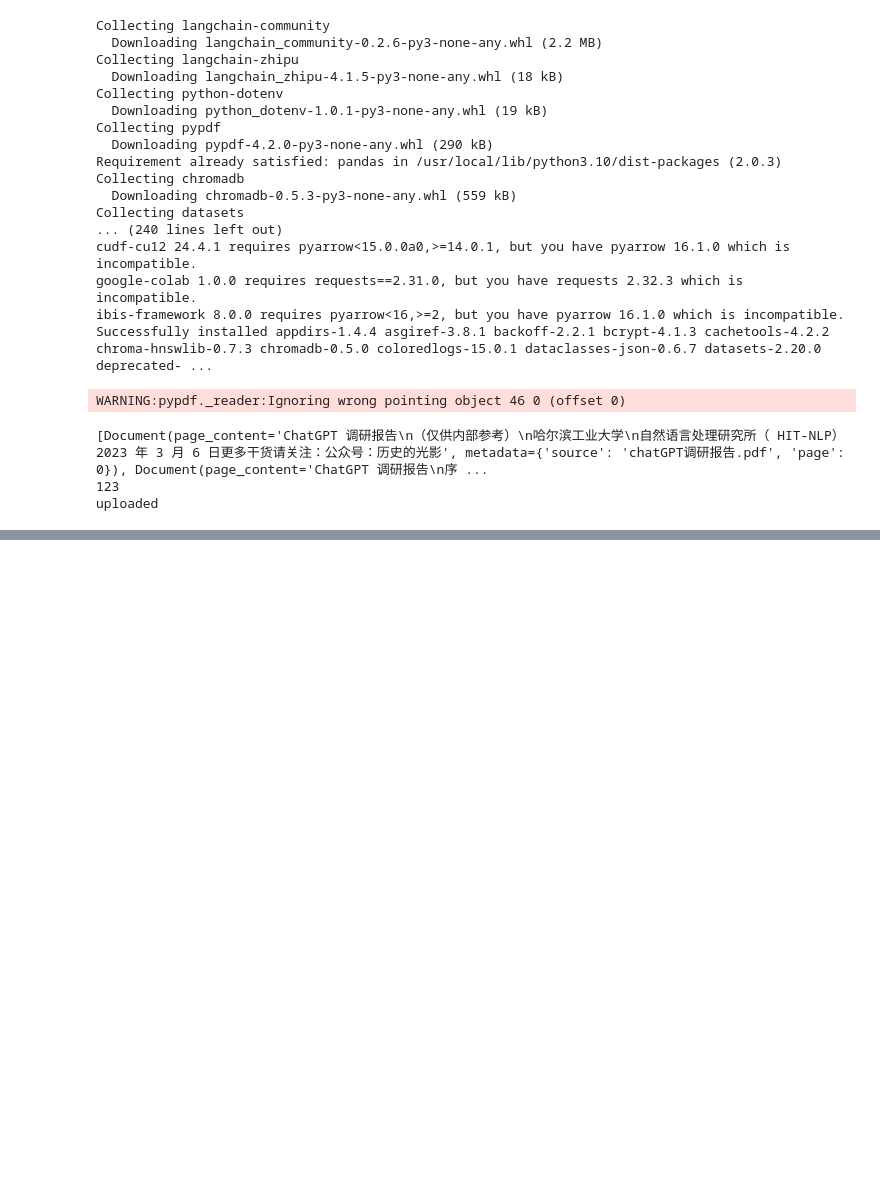
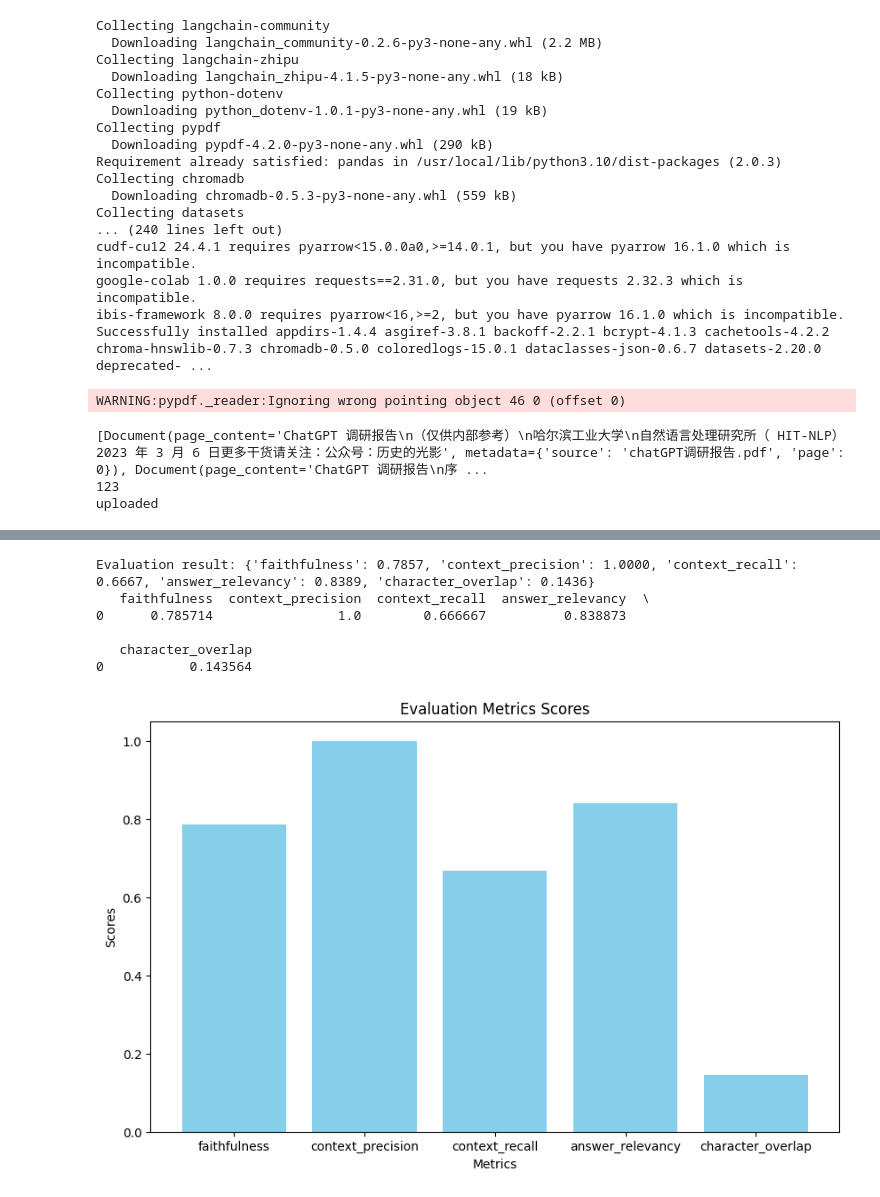
Before and after one commit to MyAnnaprincess/lanchain, a Jupyter notebook: langchain.ipynb, the cells around one changed output, grey strips where cells are left out. Drawn from its saved outputs; the diff is of its cells as text; code cells hidden in the pictures; blank space fills up the shorter version.

```diff
--- a/langchain.ipynb
+++ b/langchain.ipynb
@@ -81,6 +81,7 @@ from ragas.metrics import (
     context_precision,
 )
 from ragas.metrics.base import Metric
+from ragas.validation import EvaluationMode
 
 # Define character overlap evaluation function
 def character_overlap_score(generated, ground_truth):
@@ -95,22 +96,18 @@ class CharacterOverlapMetric(Metric):
         return "character_overlap"
 
     @staticmethod
-    def init():
+    def init(run_config=None):
         return CharacterOverlapMetric()
 
-    def _ascore(self, dataset):
-        return self.score(dataset)
+    async def _ascore(self, row, callbacks=None, is_async=True):
+        return self.score(row)
 
     @property
     def evaluation_mode(self):
-        return "single"
+        return EvaluationMode.qa
 
-    def score(self, dataset):
-        scores = []
-        for data in dataset:
-            score = character_overlap_score(data["answer"], data["ground_truth"])
-            scores.append(score)
-        return scores
+    def score(self, row):
+        return character_overlap_score(row["answer"], row["ground_truth"])
 
 # Load environment variables
 load_dotenv()
@@ -148,7 +145,11 @@ contexts = []
 # Get answers and context
 for query in questions:
     # Get answers and add to answers list
-    answers.append(rag_chain.invoke(query))  # Assume it returns a string
+    answer = rag_chain.invoke(query)  # Assume it returns a string
+    answers.append(answer)
+
+    # Print generated answer for debugging
+    print(f"Generated answer for query '{query}': {answer}")
 
     # Use invoke to get relevant document content
     relevant_documents = retriever.invoke(query)
@@ -166,6 +167,9 @@ data = {
     "contexts": contexts,
     "ground_truth": ground_truths
 }
+
+# Print the dataset for debugging
+print(f"Dataset: {data}")
 
 # Check if all columns have consistent lengths
 assert len(data['question']) == len(data['answer']) == len(data['contexts']) == len(data['ground_truth']), "Column lengths are inconsistent"
@@ -188,18 +192,28 @@ result = evaluate(
     ]
 )
 
+# Print the evaluation result for debugging
+print(f"Evaluation result: {result}")
+
 # Convert result to pandas DataFrame
-df = pd.DataFrame(result)
-print(df)
+if result:
+    # Convert each scalar value in the result to a list containing that value
+    for key in result:
+        result[key] = [result[key]]
 
-# Plot evaluation results
-metrics = ["faithfulness", "context_precision", "context_recall", "answer_relevancy", "character_overlap"]
-scores = [df["faithfulness"].mean(), df["context_precision"].mean(), df["context_recall"].mean(), df["answer_relevancy"].mean(), df["character_overlap"].mean()]
+    df = pd.DataFrame(result)
+    print(df)
 
-plt.figure(figsize=(10, 6))
-plt.bar(metrics, scores, color='skyblue')
-plt.xlabel('Metrics')
-plt.ylabel('Scores')
-plt.title('Evaluation Metrics Scores')
-plt.show()
+    # Plot evaluation results
+    metrics = ["faithfulness", "context_precision", "context_recall", "answer_relevancy", "character_overlap"]
+    scores = [df["faithfulness"].mean(), df["context_precision"].mean(), df["context_recall"].mean(), df["answer_relevancy"].mean(), df["character_overlap"].mean()]
+
+    plt.figure(figsize=(10, 6))
+    plt.bar(metrics, scores, color='skyblue')
+    plt.xlabel('Metrics')
+    plt.ylabel('Scores')
+    plt.title('Evaluation Metrics Scores')
+    plt.show()
+else:
+    print("No evaluation results to display.")
 # %% [output]
@@ -206,0 +240,7 @@ KeyError: 'single'
+Evaluation result: {'faithfulness': 0.7857, 'context_precision': 1.0000, 'context_recall': 0.6667, 'answer_relevancy': 0.8389, 'character_overlap': 0.1436}
+   faithfulness  context_precision  context_recall  answer_relevancy  \
+0      0.785714                1.0        0.666667          0.838873
+
+   character_overlap
+0           0.143564
+[figure, added]
```
Also changed, not shown: parts of 1 cell of this notebook, 9 other files.
